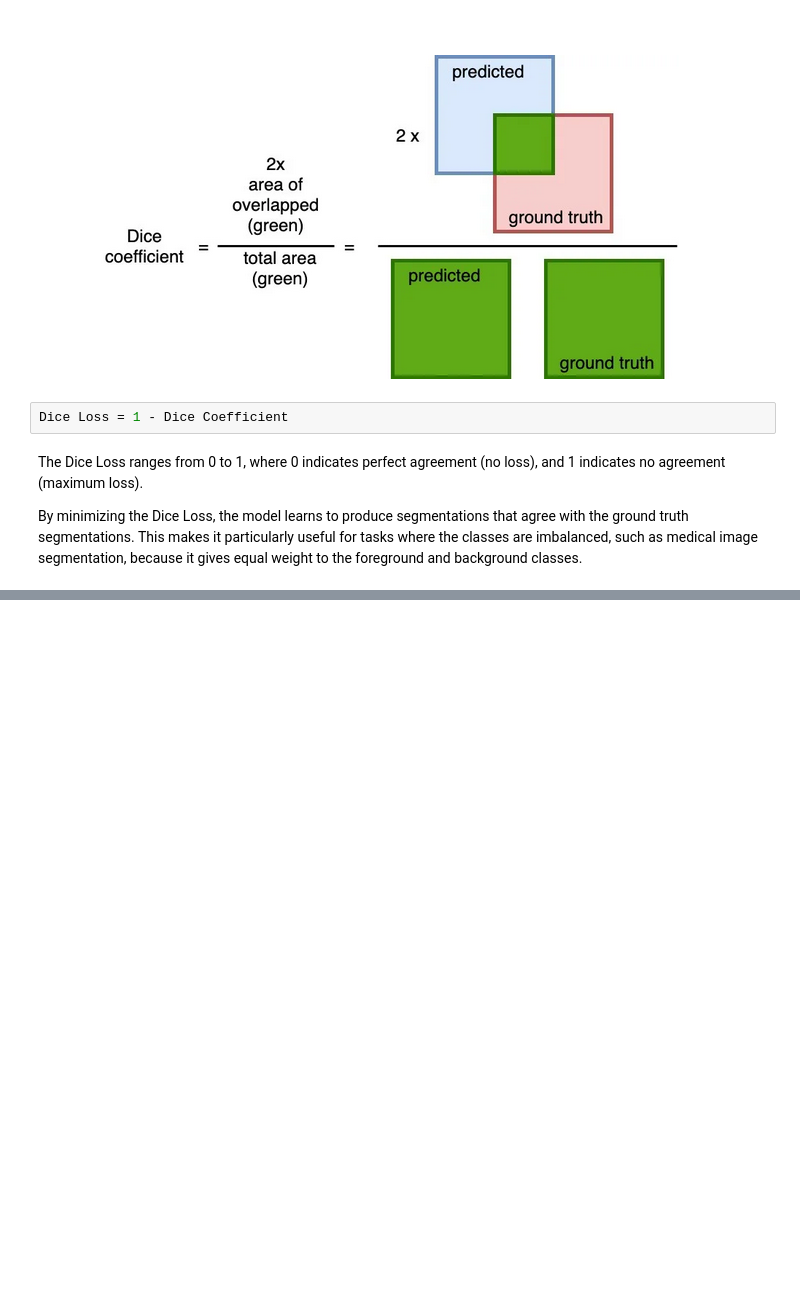
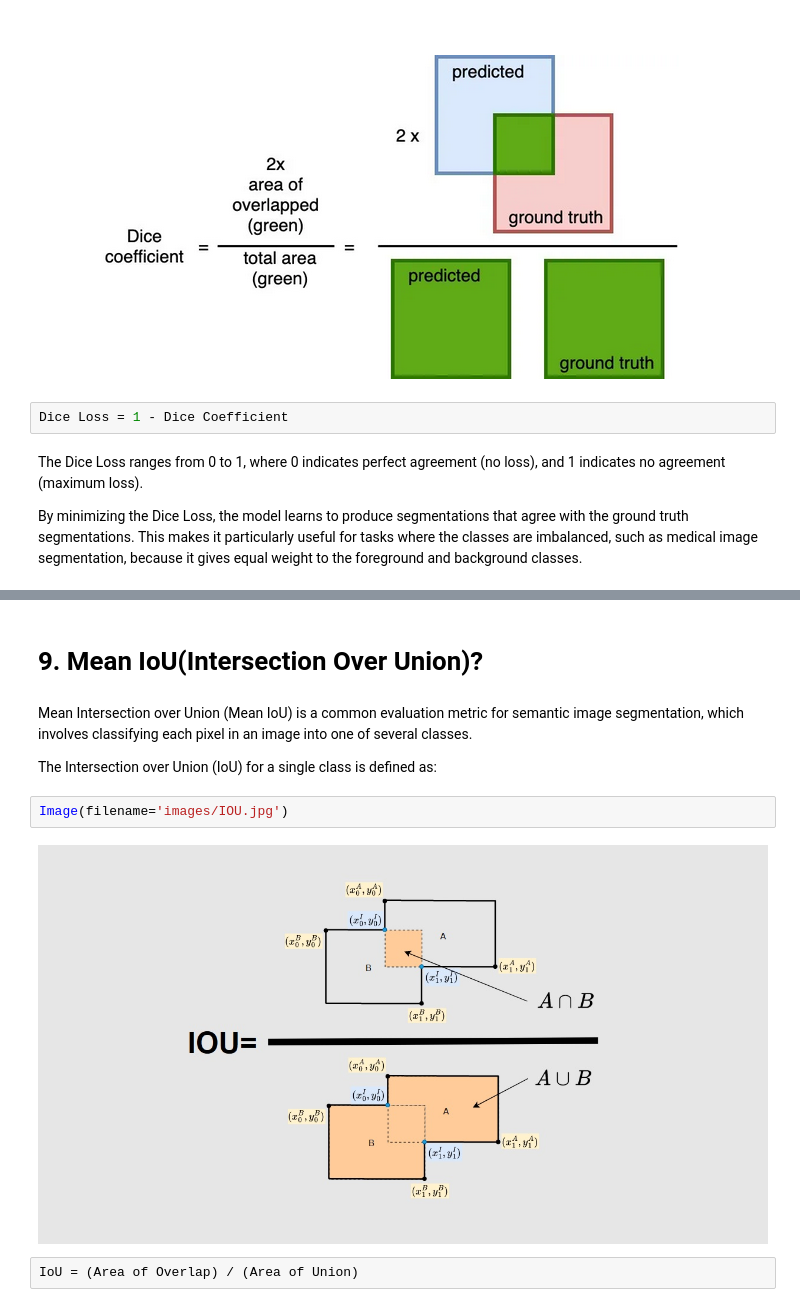
Before and after one commit to Ahmad10Raza/MindsForge-Unveiling-the-World-of-ML-Deep-Learning-and-Data, a Jupyter notebook: Machine Learnings/04. Cost Function/04. Other Cost Function.ipynb, the cells around one changed output, grey strips where cells are left out. Cells and saved outputs as stored; diff of their text form; blank space fills up the shorter version.

```diff
--- a/Machine Learnings/04. Cost Function/04. Other Cost Function.ipynb
+++ b/Machine Learnings/04. Cost Function/04. Other Cost Function.ipynb
@@ -125,0 +238,12 @@ By minimizing the Dice Loss, the model learns to produce segmentations that agre
+# %% [markdown]
+# 9. Mean IoU(Intersection Over Union)?
+# %% [markdown]
+Mean Intersection over Union (Mean IoU) is a common evaluation metric for semantic image segmentation, which involves classifying each pixel in an image into one of several classes.
+
+The Intersection over Union (IoU) for a single class is defined as:
+# %%
+Image(filename='images/IOU.jpg')
+# %% [output]
+[figure, added]
+# %%
+IoU = (Area of Overlap) / (Area of Union)
```
Also changed, not shown: parts of 23 cells of this notebook, 4 other files.
